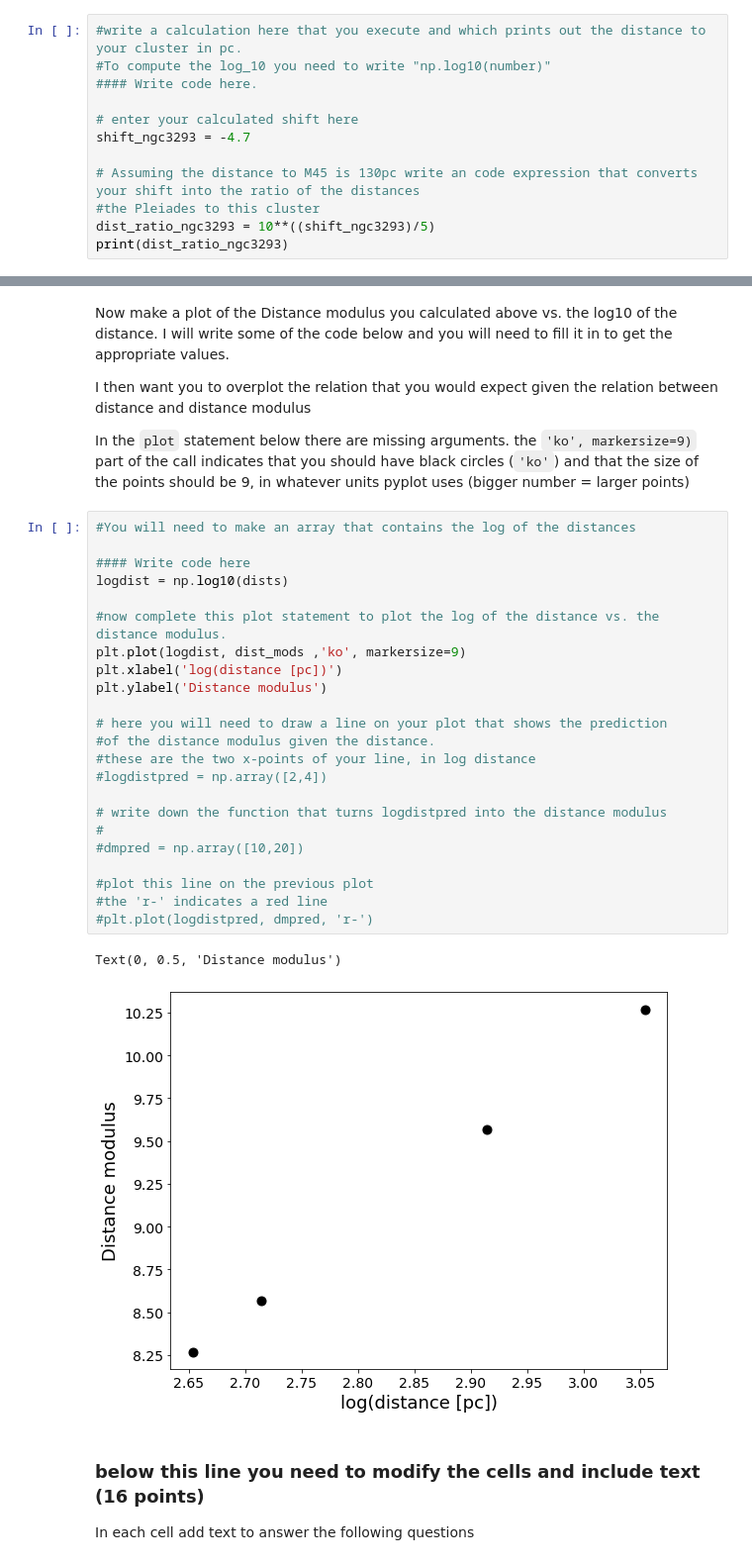
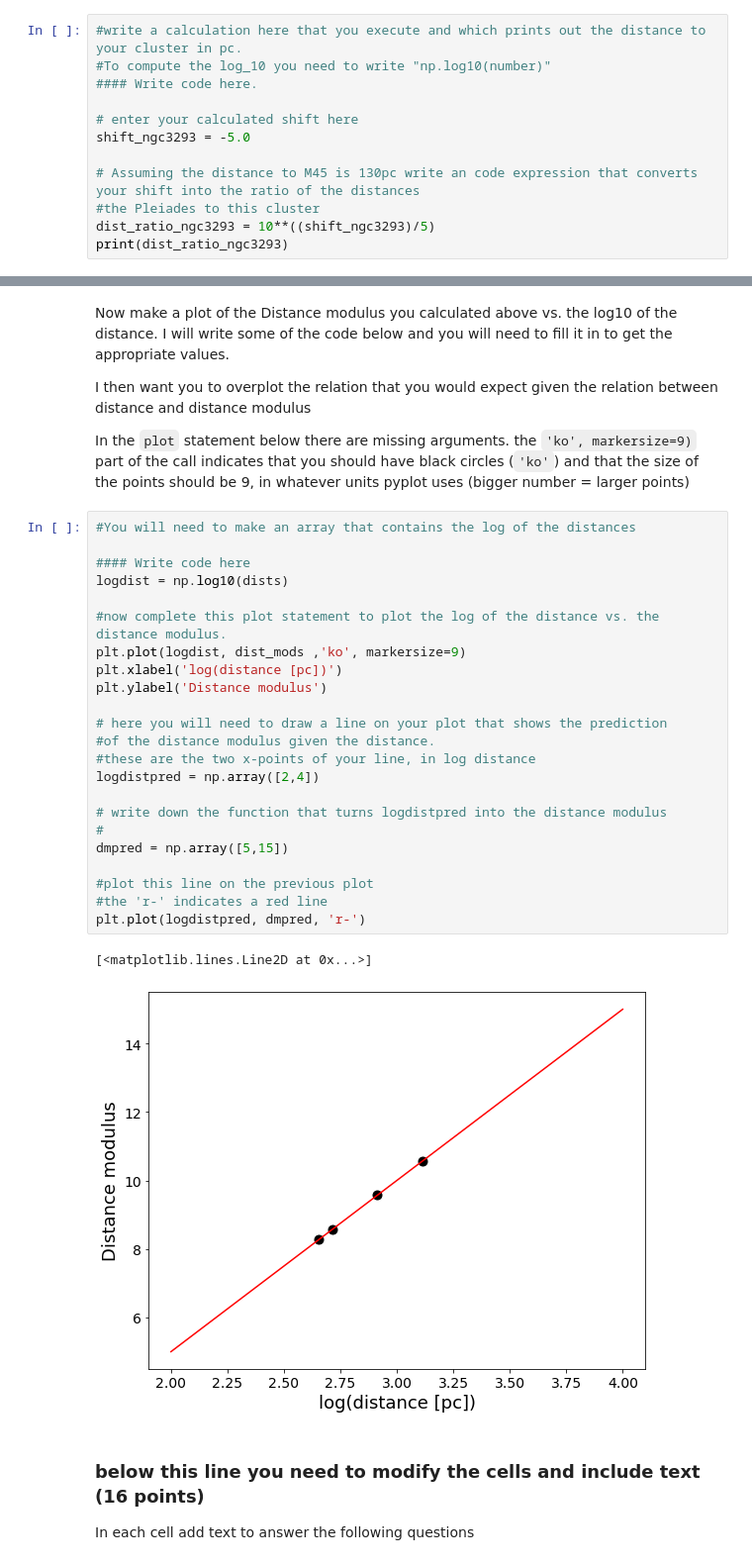
Before and after one commit to zyz-jenny/CMD_distmod_Jenny, a Jupyter notebook: cluster_plot_student.ipynb, the cells around one changed output, grey strips where cells are left out. Shown: that part at 99% size. Drawn from its saved outputs; the diff is of its cells as text.

```diff
--- a/cluster_plot_student.ipynb
+++ b/cluster_plot_student.ipynb
@@ -126,7 +131,7 @@ Use the derived magnitude shift to compute a distance to the cluster by writing
 #### Write code here.
 
 # enter your calculated shift here
-shift_ngc3293 = -4.7
+shift_ngc3293 = -5.0
 
 # Assuming the distance to M45 is 130pc write an code expression that converts your shift into the ratio of the distances
 #the Pleiades to this cluster
@@ -182,29 +187,29 @@ In the `plot` statement below there are missing arguments.  the `'ko', markersiz
 # %%
 #You will need to make an array that contains the log of the distances
 
 #### Write code here
 logdist = np.log10(dists)
 
 #now complete this plot statement to plot the log of the distance vs. the distance modulus.
 plt.plot(logdist, dist_mods ,'ko', markersize=9)
 plt.xlabel('log(distance [pc])')
 plt.ylabel('Distance modulus')
 
 # here you will need to draw a line on your plot that shows the prediction
 #of the distance modulus given the distance.
 #these are the two x-points of your line, in log distance
-#logdistpred = np.array([2,4])
+logdistpred = np.array([2,4])
 
 # write down the function that turns logdistpred into the distance modulus
 #
-#dmpred = np.array([10,20])
+dmpred = np.array([5,15])
 
 #plot this line on the previous plot
 #the 'r-' indicates a red line
-#plt.plot(logdistpred, dmpred, 'r-')
+plt.plot(logdistpred, dmpred, 'r-')
 # %% [output]
-Text(0, 0.5, 'Distance modulus')
+[<matplotlib.lines.Line2D at 0x...>]
-[figure, old version]
+[figure, new version]
 # %% [markdown]
 ### below this line you need to modify the cells and include text  (16 points)
 
```
Also changed, not shown: parts of 12 cells of this notebook.
